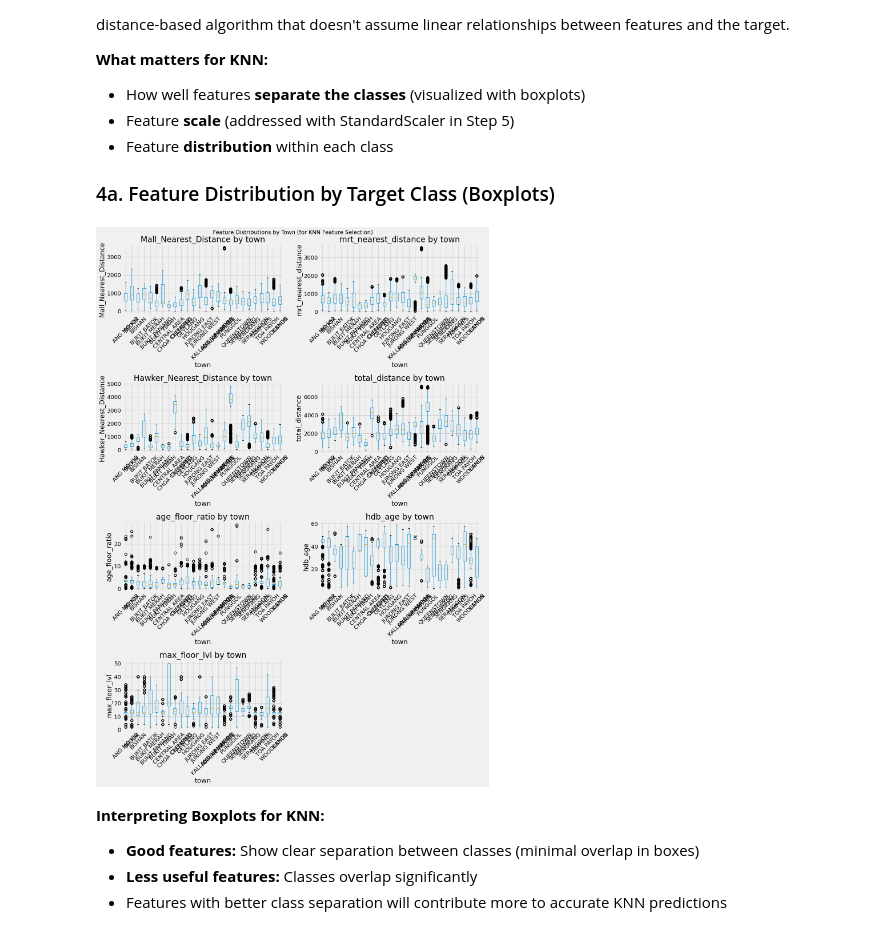
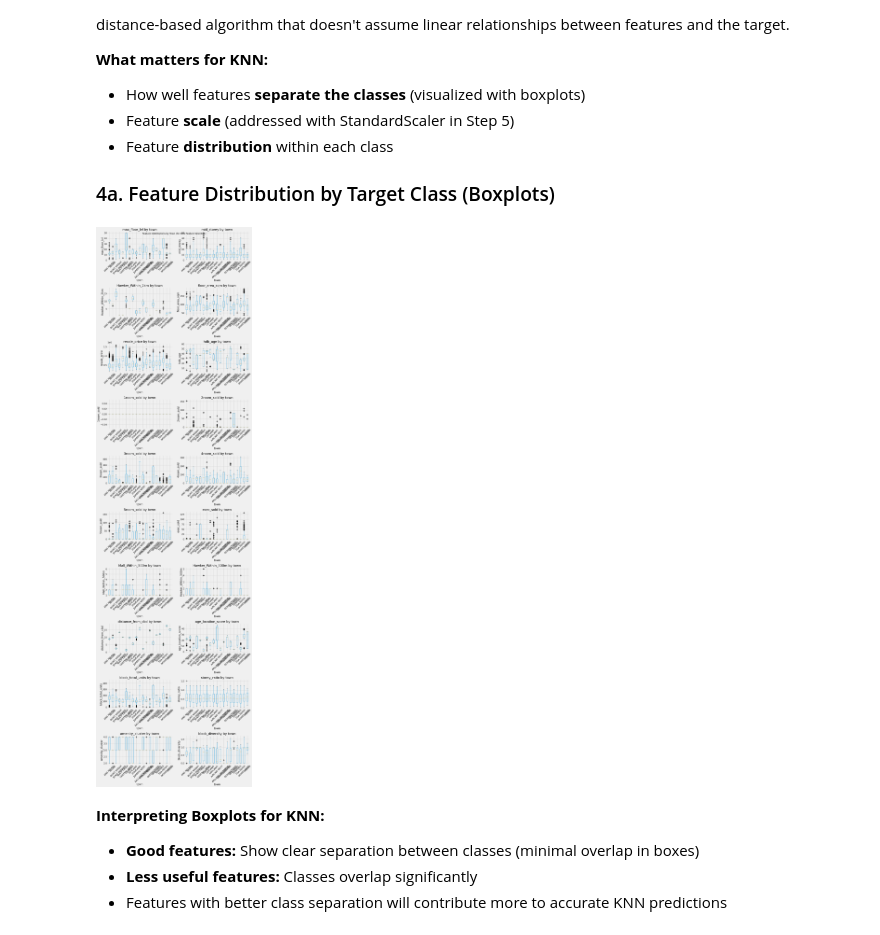
Before and after one commit to Lucas-sam93/HDB-Data-Sprint, a Jupyter notebook: notebooks/Classification_Models_Comparison.ipynb, the cells around one changed output. Drawn from its saved outputs; the diff is of its cells as text; code cells hidden in the pictures.

```diff
--- a/notebooks/Classification_Models_Comparison.ipynb
+++ b/notebooks/Classification_Models_Comparison.ipynb
@@ -68,16 +68,25 @@ print("Packages imported successfully!")
 Packages imported successfully!
 # %%
 # ========== MODIFY THIS ==========
-# Load your dataset
-DATA_PATH = '../data.csv'
+from pathlib import Path
+
+# Auto-detect dataset path to avoid path-related runtime failures
+candidate_paths = [
+    Path('data.csv'),
+    Path('../data.csv')
+]
+
+DATA_PATH = next((str(p) for p in candidate_paths if p.exists()), None)
+if DATA_PATH is None:
+    raise FileNotFoundError("Could not find data.csv. Checked: data.csv, project_3/data.csv, ../data.csv")
 # =================================
 
 df = pd.read_csv(DATA_PATH)
+print(f"Using dataset: {DATA_PATH}")
 
 # Create TARGET_MAPPING dynamically from unique town values
 TARGET_MAPPING = {town: idx for idx, town in enumerate(sorted(df[TARGET_COLUMN].unique()))}
 print(f"Towns found: {len(TARGET_MAPPING)}")
-print(f"Town mapping: {TARGET_MAPPING}")
 
 # Preview the data
 print(f"\nDataset loaded with shape: {df.shape}")
@@ -303,43 +431,58 @@ For KNN classification, **correlation analysis is not as important** as it is fo
 ### 4a. Feature Distribution by Target Class (Boxplots)
 # %%
 # ========== MODIFY THIS ==========
+
 FEATURES_TO_PLOT = [
-    'Mall_Nearest_Distance',
-    'mrt_nearest_distance',    # Fisher: 0.20 - Moderate separation
-    'Hawker_Nearest_Distance', # Fisher: 4.43 - BEST separation
-    'total_distance',         # Fisher: 2.65 - Engineered: MRT + Hawker distance
-    'age_floor_ratio',         # Fisher: 0.15 - Fair separation
-    'hdb_age',                 # Fisher: 0.45 - Good separation
-    'max_floor_lvl',           # Fisher: 0.23 - Moderate separation
+    'max_floor_lvl',
+    'mid_storey',
+    'Hawker_Within_2km',
+    'floor_area_sqm',
+    'resale_price',
+    'hdb_age',
+    '1room_sold',
+    '2room_sold',
+    '3room_sold',
+    '4room_sold',
+    '5room_sold',
+    'exec_sold',
+    'Mall_Within_500m',
+    'Hawker_Within_500m',
+    'distance_from_cbd',
+    'age_location_score',
+    'block_total_units',
+    'storey_ratio',
+    'amenity_cluster',
+    'block_diversity'
 ]
+
 # =================================
 
 # Box plots for key features by target class
 # This shows how well each feature separates the different classes
 n_features = len(FEATURES_TO_PLOT)
 n_cols = 2
 n_rows = (n_features + 1) // 2
 
 fig, axes = plt.subplots(n_rows, n_cols, figsize=(14, 5 * n_rows))
 axes = axes.flatten()
 
 for i, col in enumerate(FEATURES_TO_PLOT):
     if col in df.columns:
         df.boxplot(column=col, by=TARGET_COLUMN, ax=axes[i])
         axes[i].set_title(f'{col} by {TARGET_COLUMN}')
         axes[i].set_xlabel(TARGET_COLUMN)
         axes[i].set_ylabel(col)
         axes[i].tick_params(axis='x', rotation=45)
 
 # Hide empty subplots if odd number of features
 for j in range(i + 1, len(axes)):
     axes[j].set_visible(False)
 
 plt.suptitle('Feature Distributions by Town (for KNN Feature Selection)', fontsize=14)
 plt.tight_layout()
 plt.show()
 # %% [output]
-[figure, old version]
+[figure, new version]
 # %% [markdown]
 **Interpreting Boxplots for KNN:**
 - **Good features:** Show clear separation between classes (minimal overlap in boxes)
```
Also changed, not shown: parts of 38 cells of this notebook.
